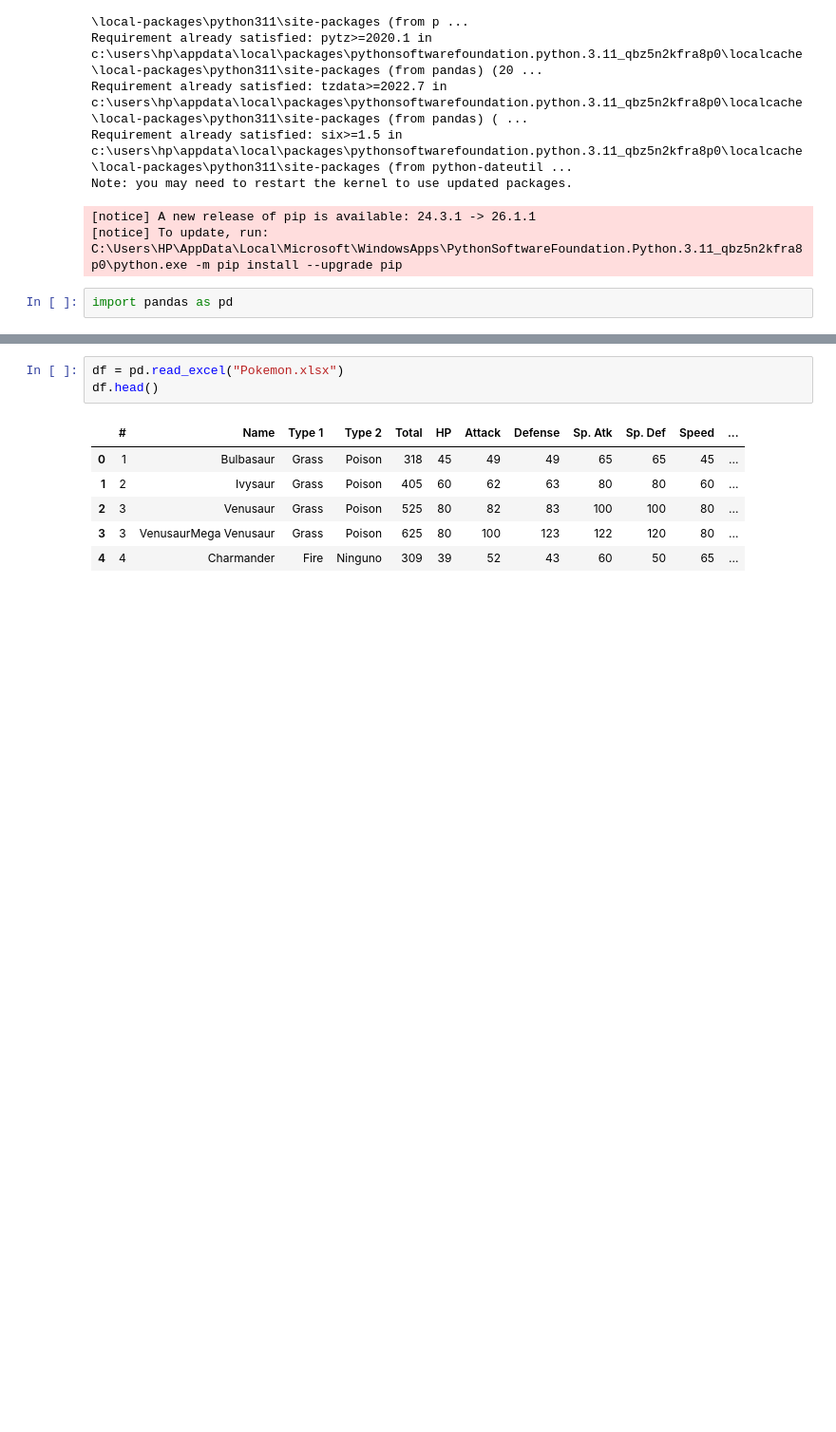
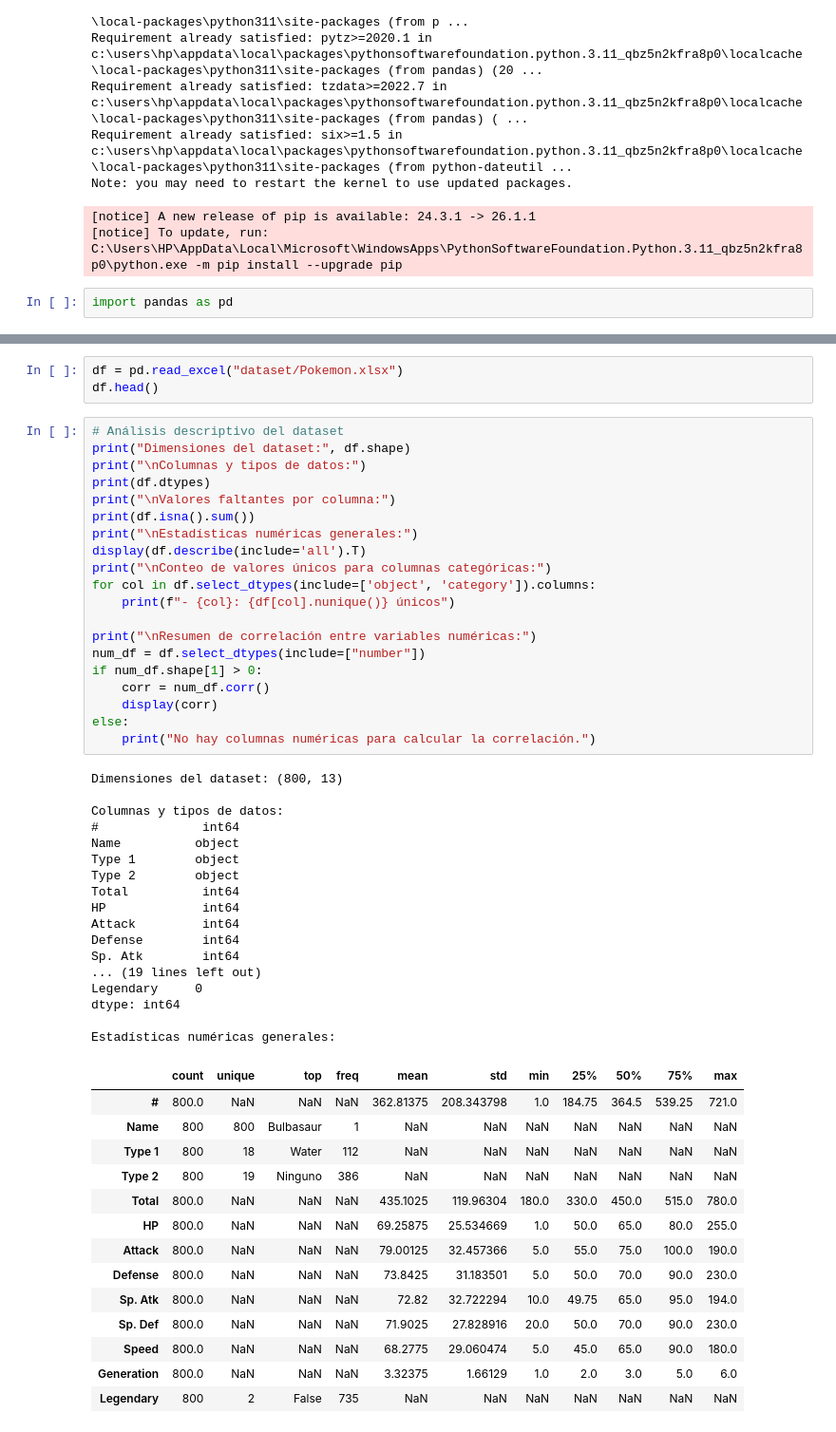
Before and after one commit to JohanAv1018/proyecto_prueba, a Jupyter notebook: script_1.ipynb, the cells around one changed output, grey strips where cells are left out. Shown at 95% size. Saved outputs shown, nothing was run; the diff lists cells and outputs as text; blank space fills up the shorter version.

Commit message:
Primer análisis

```diff
--- a/script_1.ipynb
+++ b/script_1.ipynb
@@ -30,13 +24,58 @@ Successfully installed et-xmlfile-2.0.0 openpyxl-3.1.5
 Note: you may need to restart the kernel to use updated packages.
 [notice] A new release of pip is available: 24.3.1 -> 26.1.1
 [notice] To update, run: C:\Users\HP\AppData\Local\Microsoft\WindowsApps\PythonSoftwareFoundation.Python.3.11_qbz5n2kfra8p0\python.exe -m pip install --upgrade pip
+# %%
+df = pd.read_excel("dataset/Pokemon.xlsx")
+df.head()
 # %%
-df = pd.read_excel("Pokemon.xlsx")
-df.head()
+# Análisis descriptivo del dataset
+print("Dimensiones del dataset:", df.shape)
+print("\nColumnas y tipos de datos:")
+print(df.dtypes)
+print("\nValores faltantes por columna:")
+print(df.isna().sum())
+print("\nEstadísticas numéricas generales:")
+display(df.describe(include='all').T)
+print("\nConteo de valores únicos para columnas categóricas:")
+for col in df.select_dtypes(include=['object', 'category']).columns:
+    print(f"- {col}: {df[col].nunique()} únicos")
+
+print("\nResumen de correlación entre variables numéricas:")
+num_df = df.select_dtypes(include=["number"])
+if num_df.shape[1] > 0:
+    corr = num_df.corr()
+    display(corr)
+else:
+    print("No hay columnas numéricas para calcular la correlación.")
 # %% [output]
+Dimensiones del dataset: (800, 13)
+
+Columnas y tipos de datos:
+#              int64
+Name          object
+Type 1        object
+Type 2        object
+Total          int64
+HP             int64
+Attack         int64
+Defense        int64
+Sp. Atk        int64
+... (19 lines left out)
+Legendary     0
+dtype: int64
+
+Estadísticas numéricas generales:
-|  | # | Name | Type 1 | Type 2 | Total | HP | Attack | Defense | Sp. Atk | Sp. Def | Speed | ... |
-| 0 | 1 | Bulbasaur | Grass | Poison | 318 | 45 | 49 | 49 | 65 | 65 | 45 | ... |
-| 1 | 2 | Ivysaur | Grass | Poison | 405 | 60 | 62 | 63 | 80 | 80 | 60 | ... |
-| 2 | 3 | Venusaur | Grass | Poison | 525 | 80 | 82 | 83 | 100 | 100 | 80 | ... |
-| 3 | 3 | VenusaurMega Venusaur | Grass | Poison | 625 | 80 | 100 | 123 | 122 | 120 | 80 | ... |
-| 4 | 4 | Charmander | Fire | Ninguno | 309 | 39 | 52 | 43 | 60 | 50 | 65 | ... |
+|  | count | unique | top | freq | mean | std | min | 25% | 50% | 75% | max |
+| # | 800.0 | NaN | NaN | NaN | 362.81375 | 208.343798 | 1.0 | 184.75 | 364.5 | 539.25 | 721.0 |
+| Name | 800 | 800 | Bulbasaur | 1 | NaN | NaN | NaN | NaN | NaN | NaN | NaN |
+| Type 1 | 800 | 18 | Water | 112 | NaN | NaN | NaN | NaN | NaN | NaN | NaN |
+| Type 2 | 800 | 19 | Ninguno | 386 | NaN | NaN | NaN | NaN | NaN | NaN | NaN |
+| Total | 800.0 | NaN | NaN | NaN | 435.1025 | 119.96304 | 180.0 | 330.0 | 450.0 | 515.0 | 780.0 |
+| HP | 800.0 | NaN | NaN | NaN | 69.25875 | 25.534669 | 1.0 | 50.0 | 65.0 | 80.0 | 255.0 |
+| Attack | 800.0 | NaN | NaN | NaN | 79.00125 | 32.457366 | 5.0 | 55.0 | 75.0 | 100.0 | 190.0 |
+| Defense | 800.0 | NaN | NaN | NaN | 73.8425 | 31.183501 | 5.0 | 50.0 | 70.0 | 90.0 | 230.0 |
+| Sp. Atk | 800.0 | NaN | NaN | NaN | 72.82 | 32.722294 | 10.0 | 49.75 | 65.0 | 95.0 | 194.0 |
+| Sp. Def | 800.0 | NaN | NaN | NaN | 71.9025 | 27.828916 | 20.0 | 50.0 | 70.0 | 90.0 | 230.0 |
+| Speed | 800.0 | NaN | NaN | NaN | 68.2775 | 29.060474 | 5.0 | 45.0 | 65.0 | 90.0 | 180.0 |
+| Generation | 800.0 | NaN | NaN | NaN | 3.32375 | 1.66129 | 1.0 | 2.0 | 3.0 | 5.0 | 6.0 |
+| Legendary | 800 | 2 | False | 735 | NaN | NaN | NaN | NaN | NaN | NaN | NaN |
```
Also changed, not shown: parts of 4 cells of this notebook, 4 other files.
